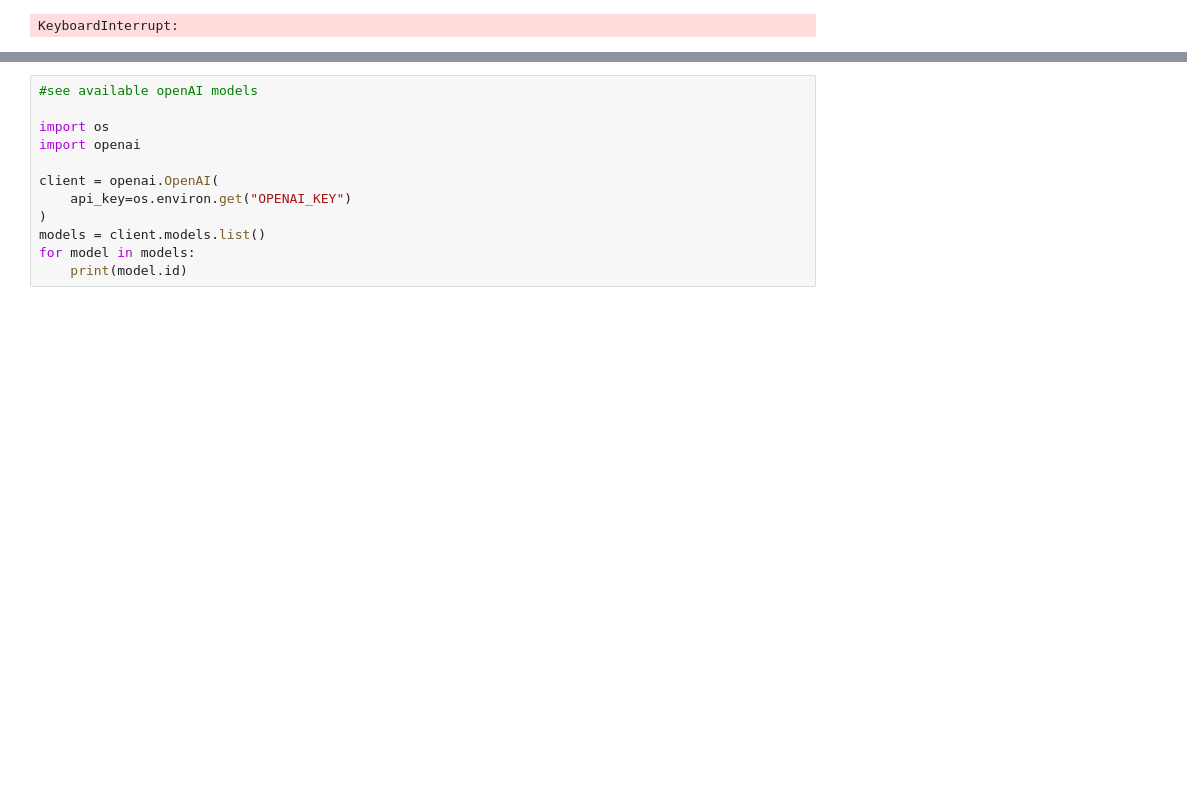
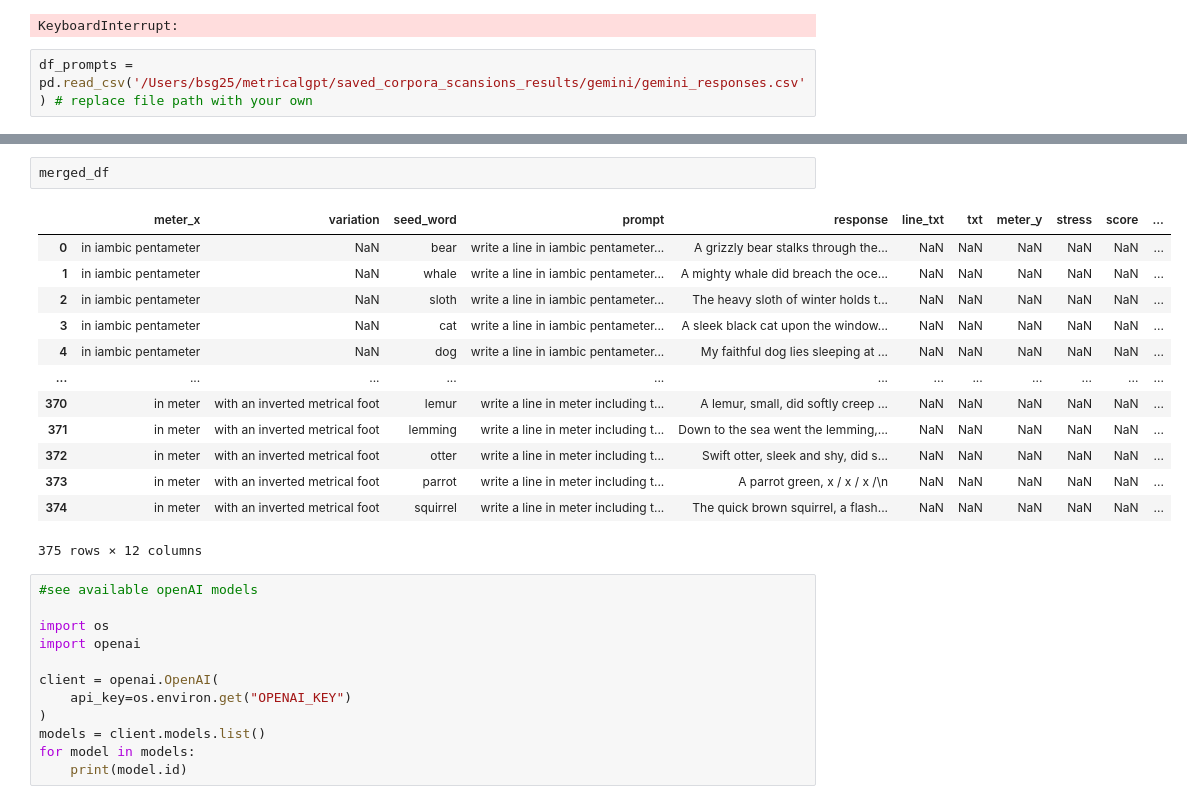
Before and after one commit to cretic/metricalgpt, a Jupyter notebook: LLM_prompt_and_parse.ipynb, the cells around one changed output, grey strips where cells are left out. Saved outputs shown, nothing was run; the diff lists cells and outputs as text; blank space fills up the shorter version.

```diff
--- a/LLM_prompt_and_parse.ipynb
+++ b/LLM_prompt_and_parse.ipynb
@@ -60,6 +60,8 @@ Upon the dawn, the light reveals our sorrow.
 Upon the dusk, my heart begins to lament.
 Within our hearts, we hold the purest truth
 KeyboardInterrupt:
+# %%
+df_prompts = pd.read_csv('/Users/bsg25/metricalgpt/saved_corpora_scansions_results/gemini/gemini_responses.csv') # replace file path with your own
 # %%
 import pandas as pd
 import prosodic
@@ -127,3 +127,19 @@ NameError: name 'gen_prompt_dict' is not defined
+# %%
+merged_df
+# %% [output]
+|  | meter_x | variation | seed_word | prompt | response | line_txt | txt | meter_y | stress | score | ... |
+| 0 | in iambic pentameter | NaN | bear | write a line in iambic pentameter... | A grizzly bear stalks through the... | NaN | NaN | NaN | NaN | NaN | ... |
+| 1 | in iambic pentameter | NaN | whale | write a line in iambic pentameter... | A mighty whale did breach the oce... | NaN | NaN | NaN | NaN | NaN | ... |
+| 2 | in iambic pentameter | NaN | sloth | write a line in iambic pentameter... | The heavy sloth of winter holds t... | NaN | NaN | NaN | NaN | NaN | ... |
+| 3 | in iambic pentameter | NaN | cat | write a line in iambic pentameter... | A sleek black cat upon the window... | NaN | NaN | NaN | NaN | NaN | ... |
+| 4 | in iambic pentameter | NaN | dog | write a line in iambic pentameter... | My faithful dog lies sleeping at ... | NaN | NaN | NaN | NaN | NaN | ... |
+| ... | ... | ... | ... | ... | ... | ... | ... | ... | ... | ... | ... |
+| 370 | in meter | with an inverted metrical foot | lemur | write a line in meter including t... | A lemur, small, did softly creep ... | NaN | NaN | NaN | NaN | NaN | ... |
+| 371 | in meter | with an inverted metrical foot | lemming | write a line in meter including t... | Down to the sea went the lemming,... | NaN | NaN | NaN | NaN | NaN | ... |
+| 372 | in meter | with an inverted metrical foot | otter | write a line in meter including t... | Swift otter, sleek and shy, did s... | NaN | NaN | NaN | NaN | NaN | ... |
+| 373 | in meter | with an inverted metrical foot | parrot | write a line in meter including t... | A parrot green, x / x / x /\n | NaN | NaN | NaN | NaN | NaN | ... |
+| 374 | in meter | with an inverted metrical foot | squirrel | write a line in meter including t... | The quick brown squirrel, a flash... | NaN | NaN | NaN | NaN | NaN | ... |
+375 rows × 12 columns
 # %%
 #see available openAI models
 
```
Also changed, not shown: parts of 1 cell of this notebook, 9 other files.
